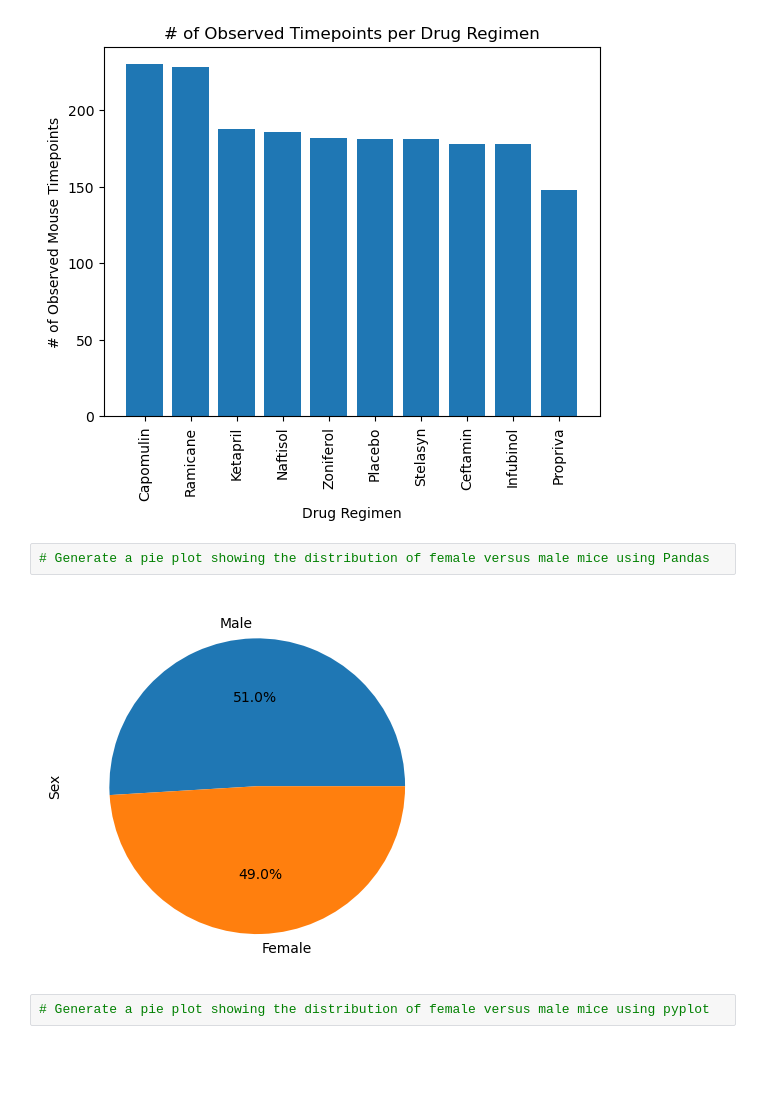
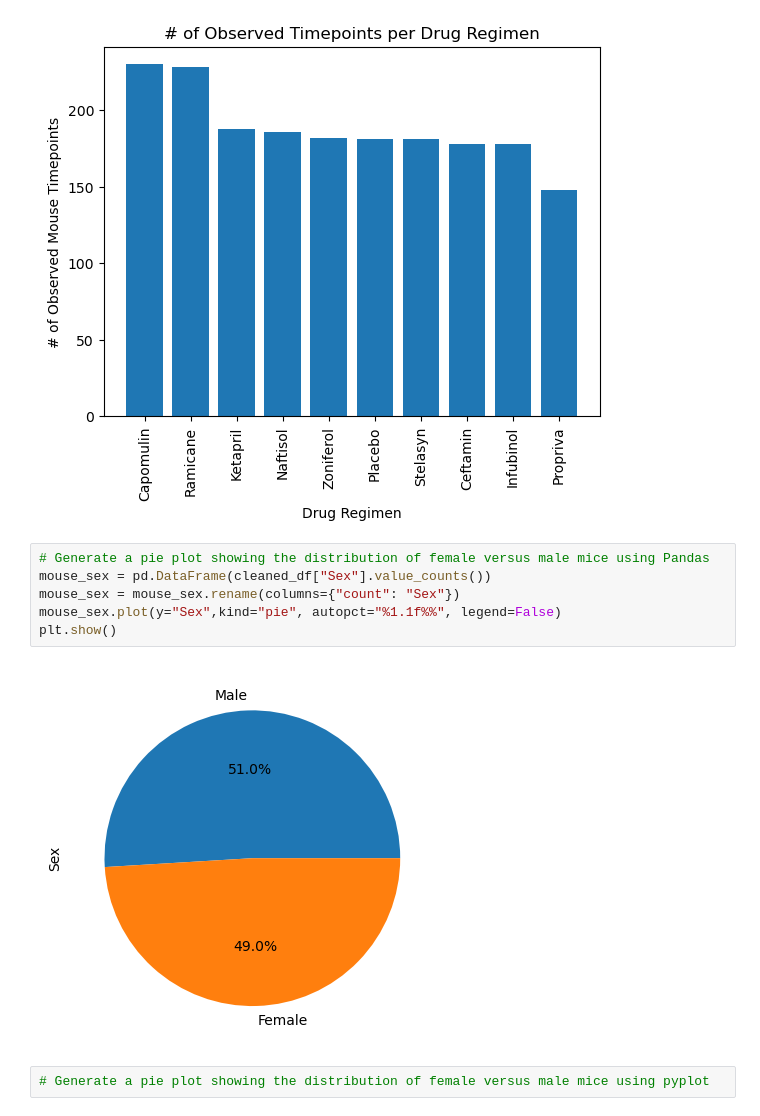
Before and after one commit to lvit001/matplotlib-challenge, a Jupyter notebook: Pymaceuticals/pymaceuticals_starter.ipynb, the cells around one changed output. Cells and saved outputs as stored; diff of their text form; blank space fills up the shorter version.

```diff
--- a/Pymaceuticals/pymaceuticals_starter.ipynb
+++ b/Pymaceuticals/pymaceuticals_starter.ipynb
@@ -166,8 +166,12 @@ plt.show()
 [figure]
 # %%
 # Generate a pie plot showing the distribution of female versus male mice using Pandas
+mouse_sex = pd.DataFrame(cleaned_df["Sex"].value_counts())
+mouse_sex = mouse_sex.rename(columns={"count": "Sex"})
+mouse_sex.plot(y="Sex",kind="pie", autopct="%1.1f%%", legend=False)
+plt.show()
 # %% [output]
-[figure, old version]
+[figure, new version]
 # %%
 # Generate a pie plot showing the distribution of female versus male mice using pyplot
 # %% [output]
```
